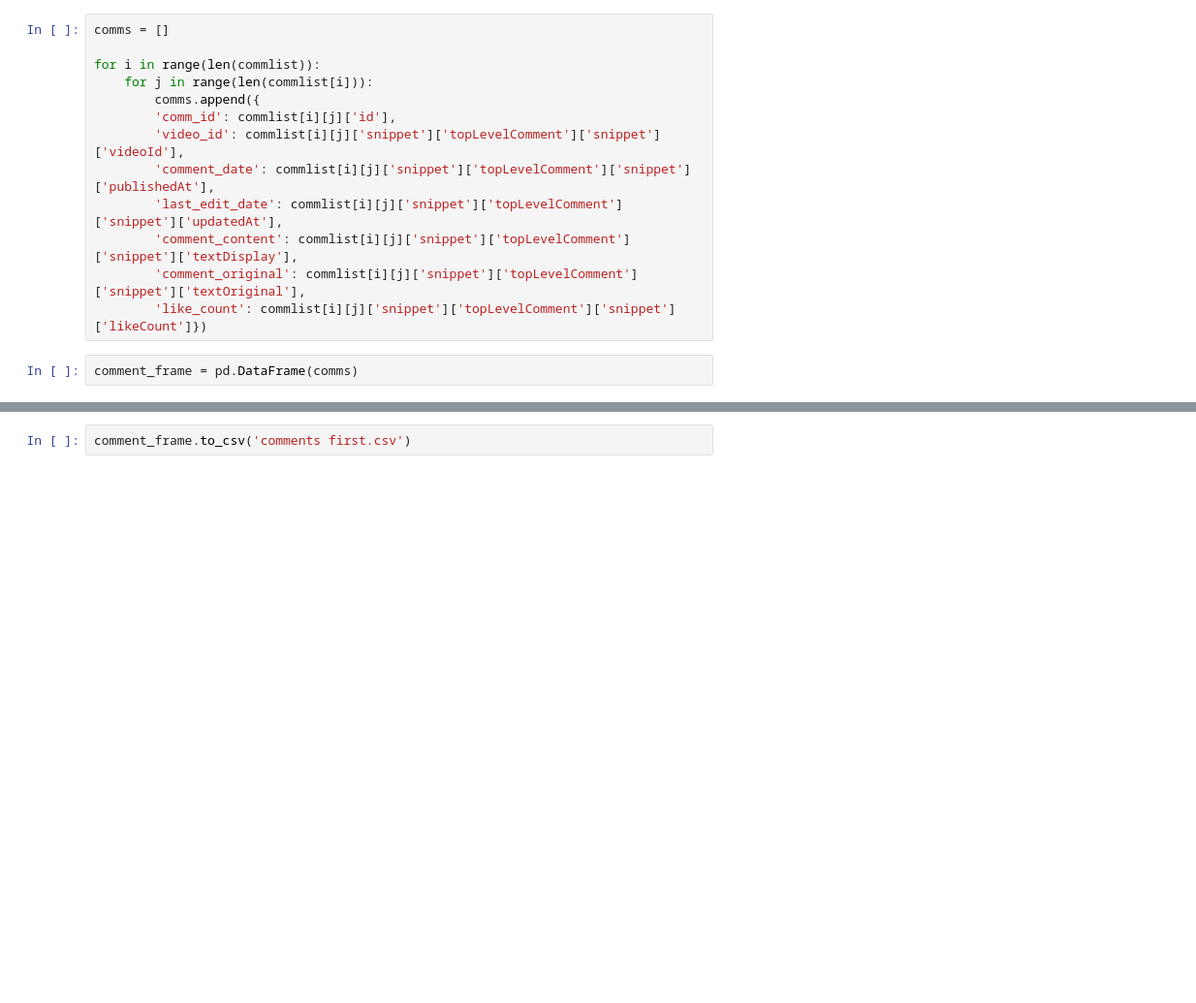
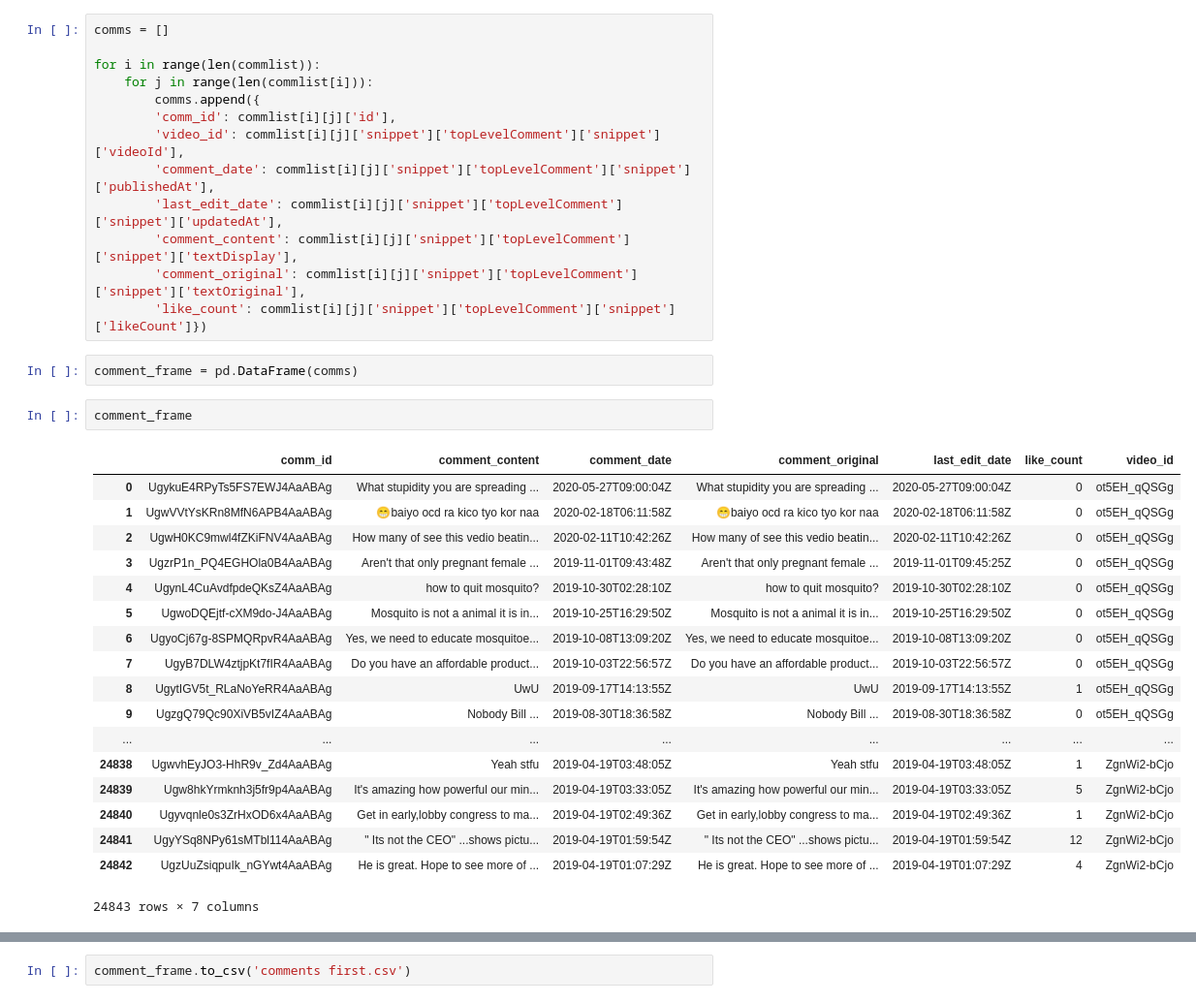
Before and after one commit to Projekt-Textanalyse/DataRetrieval, a Jupyter notebook: Retreival Code.ipynb, the cells around one changed output, grey strips where cells are left out. Shown at 97% size. Drawn from its saved outputs; the diff is of its cells as text; blank space fills up the shorter version.

```diff
--- a/Retreival Code.ipynb
+++ b/Retreival Code.ipynb
@@ -301,3 +330,24 @@ for i in range(len(commlist)):
         'like_count': commlist[i][j]['snippet']['topLevelComment']['snippet']['likeCount']})
 # %%
 comment_frame = pd.DataFrame(comms)
+# %%
+comment_frame
+# %% [output]
+|  | comm_id | comment_content | comment_date | comment_original | last_edit_date | like_count | video_id |
+| 0 | UgykuE4RPyTs5FS7EWJ4AaABAg | What stupidity you are spreading ... | 2020-05-27T09:00:04Z | What stupidity you are spreading ... | 2020-05-27T09:00:04Z | 0 | ot5EH_qQSGg |
+| 1 | UgwVVtYsKRn8MfN6APB4AaABAg | 😁baiyo ocd ra kico tyo kor naa | 2020-02-18T06:11:58Z | 😁baiyo ocd ra kico tyo kor naa | 2020-02-18T06:11:58Z | 0 | ot5EH_qQSGg |
+| 2 | UgwH0KC9mwl4fZKiFNV4AaABAg | How many of see this vedio beatin... | 2020-02-11T10:42:26Z | How many of see this vedio beatin... | 2020-02-11T10:42:26Z | 0 | ot5EH_qQSGg |
+| 3 | UgzrP1n_PQ4EGHOla0B4AaABAg | Aren't that only pregnant female ... | 2019-11-01T09:43:48Z | Aren't that only pregnant female ... | 2019-11-01T09:45:25Z | 0 | ot5EH_qQSGg |
+| 4 | UgynL4CuAvdfpdeQKsZ4AaABAg | how to quit mosquito? | 2019-10-30T02:28:10Z | how to quit mosquito? | 2019-10-30T02:28:10Z | 0 | ot5EH_qQSGg |
+| 5 | UgwoDQEjtf-cXM9do-J4AaABAg | Mosquito is not a animal it is in... | 2019-10-25T16:29:50Z | Mosquito is not a animal it is in... | 2019-10-25T16:29:50Z | 0 | ot5EH_qQSGg |
+| 6 | UgyoCj67g-8SPMQRpvR4AaABAg | Yes, we need to educate mosquitoe... | 2019-10-08T13:09:20Z | Yes, we need to educate mosquitoe... | 2019-10-08T13:09:20Z | 0 | ot5EH_qQSGg |
+| 7 | UgyB7DLW4ztjpKt7fIR4AaABAg | Do you have an affordable product... | 2019-10-03T22:56:57Z | Do you have an affordable product... | 2019-10-03T22:56:57Z | 0 | ot5EH_qQSGg |
+| 8 | UgytIGV5t_RLaNoYeRR4AaABAg | UwU | 2019-09-17T14:13:55Z | UwU | 2019-09-17T14:13:55Z | 1 | ot5EH_qQSGg |
+| 9 | UgzgQ79Qc90XiVB5vIZ4AaABAg | Nobody Bill ... | 2019-08-30T18:36:58Z | Nobody Bill ... | 2019-08-30T18:36:58Z | 0 | ot5EH_qQSGg |
+| ... | ... | ... | ... | ... | ... | ... | ... |
+| 24838 | UgwvhEyJO3-HhR9v_Zd4AaABAg | Yeah stfu | 2019-04-19T03:48:05Z | Yeah stfu | 2019-04-19T03:48:05Z | 1 | ZgnWi2-bCjo |
+| 24839 | Ugw8hkYrmknh3j5fr9p4AaABAg | It's amazing how powerful our min... | 2019-04-19T03:33:05Z | It's amazing how powerful our min... | 2019-04-19T03:33:05Z | 5 | ZgnWi2-bCjo |
+| 24840 | Ugyvqnle0s3ZrHxOD6x4AaABAg | Get in early,lobby congress to ma... | 2019-04-19T02:49:36Z | Get in early,lobby congress to ma... | 2019-04-19T02:49:36Z | 1 | ZgnWi2-bCjo |
+| 24841 | UgyYSq8NPy61sMTbl114AaABAg | " Its not the CEO" ...shows pictu... | 2019-04-19T01:59:54Z | " Its not the CEO" ...shows pictu... | 2019-04-19T01:59:54Z | 12 | ZgnWi2-bCjo |
+| 24842 | UgzUuZsiqpuIk_nGYwt4AaABAg | He is great. Hope to see more of ... | 2019-04-19T01:07:29Z | He is great. Hope to see more of ... | 2019-04-19T01:07:29Z | 4 | ZgnWi2-bCjo |
+24843 rows × 7 columns
```
Also changed, not shown: parts of 11 cells of this notebook, 7 other files.
